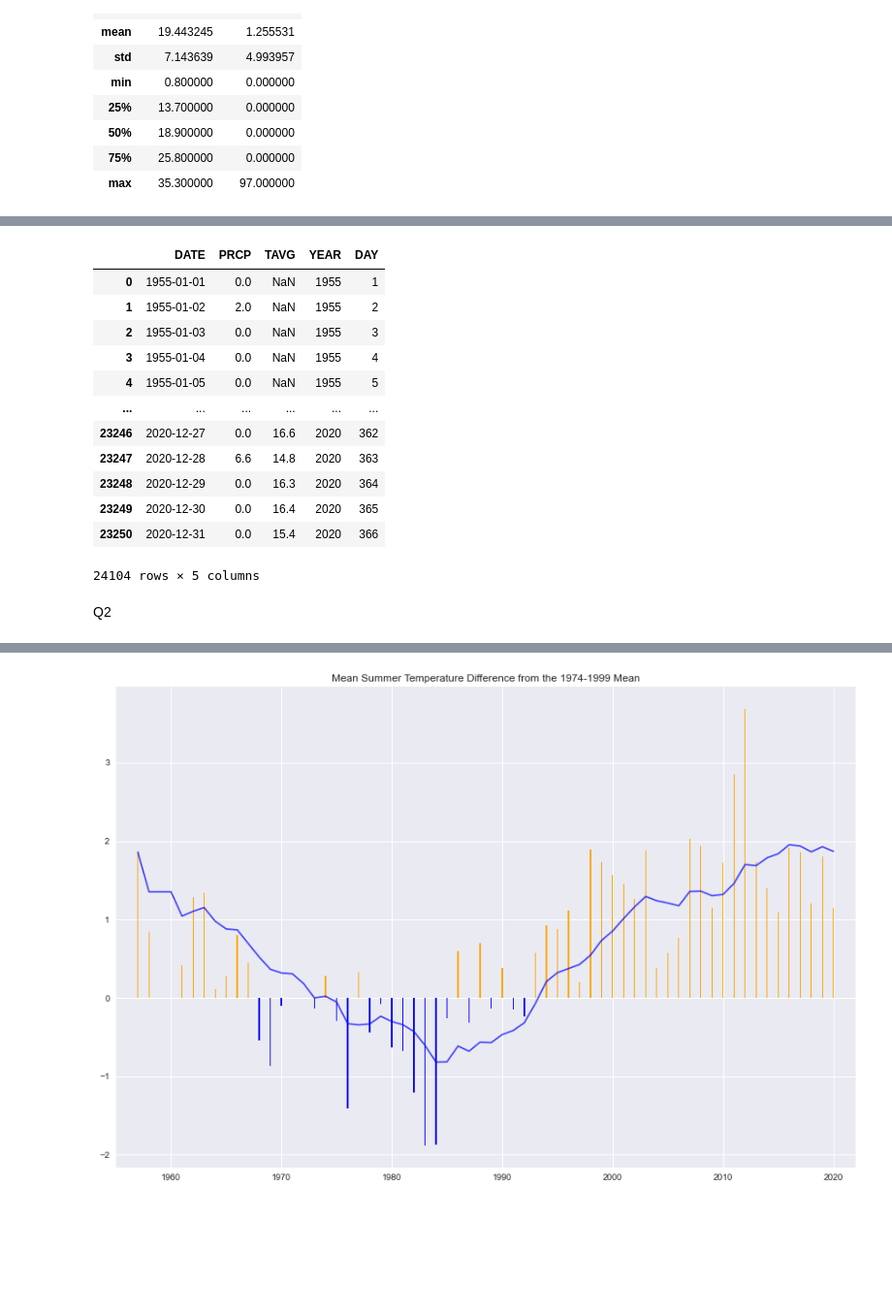
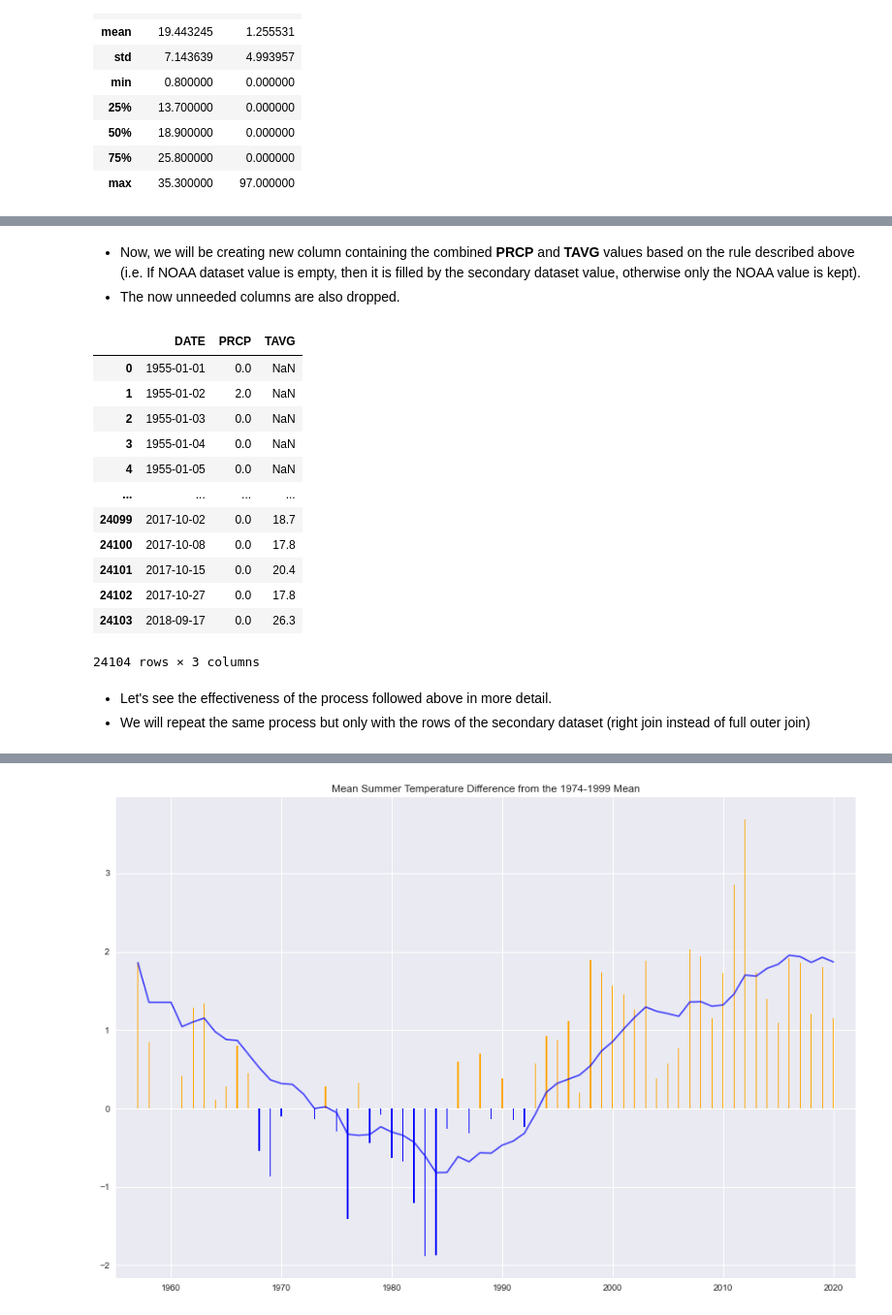
Before and after one commit to gliargovas/AML_2021_Assignments, a Jupyter notebook: Assignment1.ipynb, the cells around one changed output, grey strips where cells are left out. Shown at 97% size. Cells and saved outputs as stored; diff of their text form; code cells hidden in the pictures; blank space fills up the shorter version.

Commit message:
Change dataset and edit 8

```diff
--- a/Assignment1.ipynb
+++ b/Assignment1.ipynb
@@ -112,3 +119,5 @@ We will now explore the primary dataset.
+# %%
+data = data.drop(columns="STATION")
 # %%
 data.describe()
 # %% [output]
@@ -199,2 +180,0 @@ We are now going to analyze the secondary dataset. We won't be needing all the d
-# %%
-secondary_data = secondary_data.drop(["TMAX", "TMIN", "HAVG", "HMAX", "HMIN", "PAVG", "PMAX", "PMIN", "WSPD", "WDIR", "GSPD"], axis=1)
@@ -203,3 +181,5 @@ At this point, something is not quite wright.
+# %%
+secondary_data = secondary_data[["DATE", "TAVG", "PRCP"]]
 # %%
 secondary_data.describe()
 # %% [output]
@@ -248,0 +240,3 @@ We are now going to fill the missing data from the NOAA by combining the two dat
+# %%
+combined_data = pd.merge(data, secondary_data, on="DATE", how="outer")
+combined_data
@@ -249,35 +257,26 @@ We are now going to fill the missing data from the NOAA by combining the two dat
+# %% [markdown]
+* Now, we will be creating new column containing the combined **PRCP** and **TAVG** values based on the rule described above (i.e. If NOAA dataset value is empty, then it is filled by the secondary dataset value, otherwise only the NOAA value is kept).
+* The now unneeded columns are also dropped.
 # %%
-combined_data  = pd.merge(  data[["DATE", "TAVG", "PRCP"]],
-                            secondary_data[["DATE", "TAVG", "PRCP"]],
-                            on=["DATE"],
-                            how="outer")
-
-
 combined_data["PRCP"] = np.where(combined_data.PRCP_x.isna(), combined_data.PRCP_y, combined_data.PRCP_x)
 combined_data["TAVG"] = np.where(combined_data.TAVG_x.isna(), combined_data.TAVG_y, combined_data.TAVG_x)
 
 combined_data = combined_data.drop(columns=["TAVG_x", "TAVG_y", "PRCP_x", "PRCP_y"])
-
-combined_data["YEAR"] = combined_data.DATE.dt.year
-combined_data["DAY"] = combined_data.DATE.dt.dayofyear
-
-# Exclude 2021
-combined_data = combined_data[combined_data["DATE"].dt.year < 2021]
-combined_data = combined_data.sort_values("DATE")
 combined_data
 # %% [output]
-|  | DATE | PRCP | TAVG | YEAR | DAY |
-| 0 | 1955-01-01 | 0.0 | NaN | 1955 | 1 |
-| 1 | 1955-01-02 | 2.0 | NaN | 1955 | 2 |
-| 2 | 1955-01-03 | 0.0 | NaN | 1955 | 3 |
-| 3 | 1955-01-04 | 0.0 | NaN | 1955 | 4 |
-| 4 | 1955-01-05 | 0.0 | NaN | 1955 | 5 |
-| ... | ... | ... | ... | ... | ... |
-| 23246 | 2020-12-27 | 0.0 | 16.6 | 2020 | 362 |
-| 23247 | 2020-12-28 | 6.6 | 14.8 | 2020 | 363 |
-| 23248 | 2020-12-29 | 0.0 | 16.3 | 2020 | 364 |
-| 23249 | 2020-12-30 | 0.0 | 16.4 | 2020 | 365 |
-| 23250 | 2020-12-31 | 0.0 | 15.4 | 2020 | 366 |
+|  | DATE | PRCP | TAVG |
+| 0 | 1955-01-01 | 0.0 | NaN |
+| 1 | 1955-01-02 | 2.0 | NaN |
+| 2 | 1955-01-03 | 0.0 | NaN |
+| 3 | 1955-01-04 | 0.0 | NaN |
+| 4 | 1955-01-05 | 0.0 | NaN |
+| ... | ... | ... | ... |
+| 24099 | 2017-10-02 | 0.0 | 18.7 |
+| 24100 | 2017-10-08 | 0.0 | 17.8 |
+| 24101 | 2017-10-15 | 0.0 | 20.4 |
+| 24102 | 2017-10-27 | 0.0 | 17.8 |
+| 24103 | 2018-09-17 | 0.0 | 26.3 |
-24104 rows × 5 columns
+24104 rows × 3 columns
-# %% [markdown]
-Q2
+# %% [markdown]
+* Let's see the effectiveness of the process followed above in more detail.
+* We will repeat the same process but only with the rows of the secondary dataset (right join instead of full outer join)
```
Also changed, not shown: parts of 64 cells of this notebook, 1 other file.
